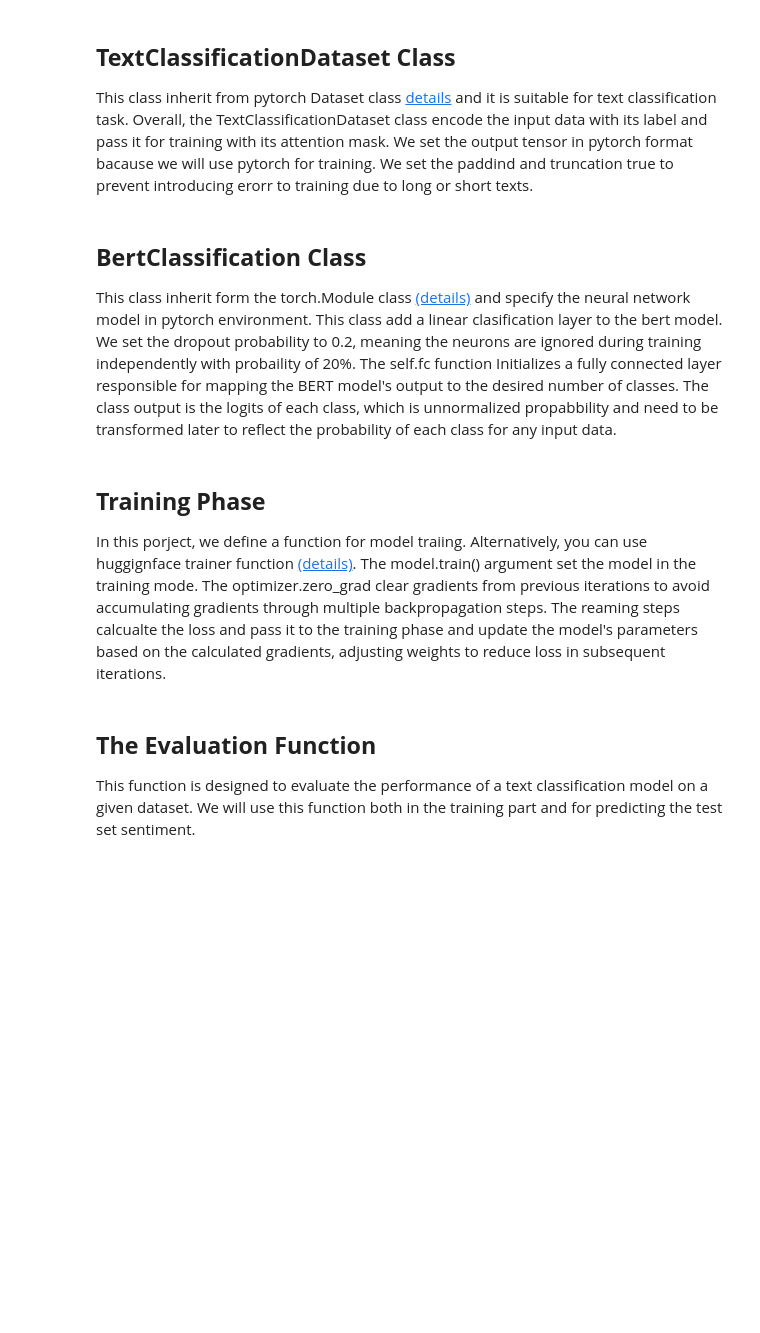
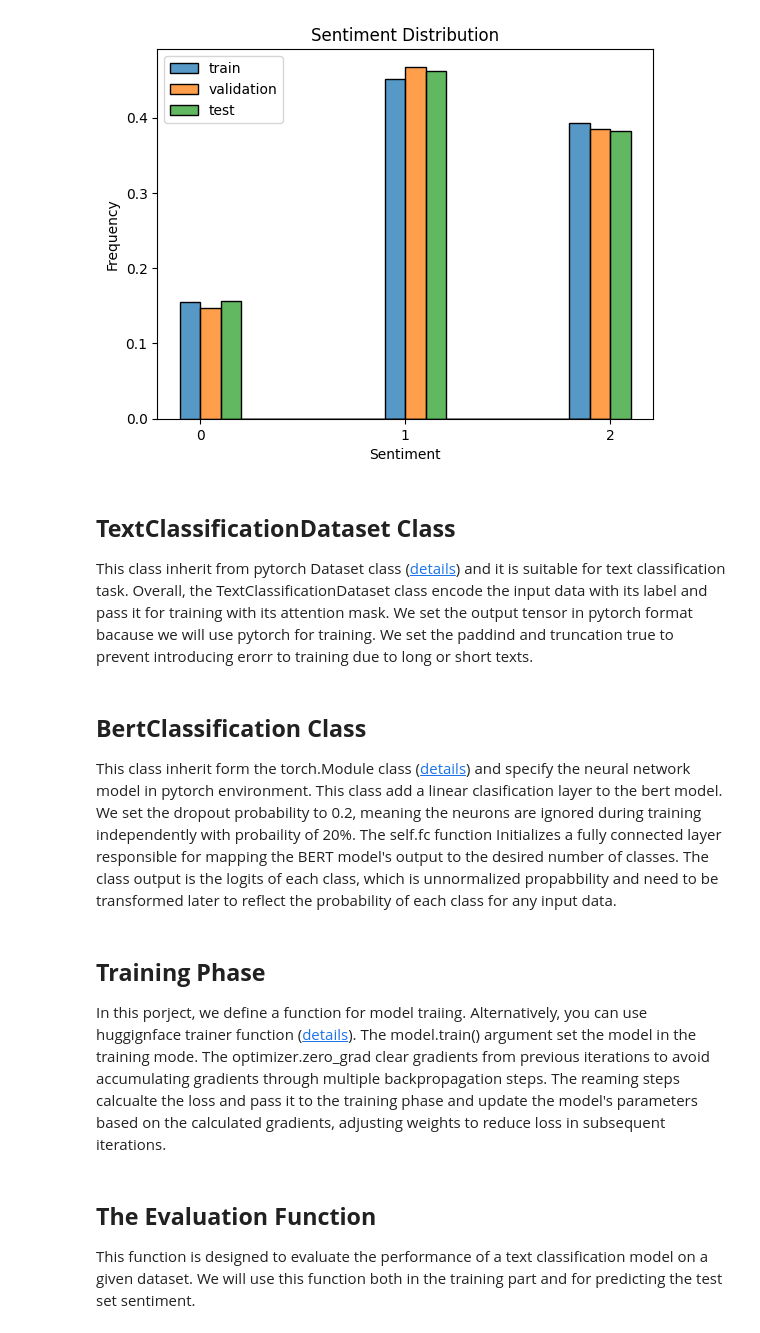
Before and after one commit to Farshad72/Twitter_Sentiment_Analysis, a Jupyter notebook: twitter_sentiment_analysis.ipynb, the cells around one changed output. Drawn from its saved outputs; the diff is of its cells as text; code cells hidden in the pictures; blank space fills up the shorter version.

Commit message:
Add explanatory data analysis

```diff
--- a/twitter_sentiment_analysis.ipynb
+++ b/twitter_sentiment_analysis.ipynb
@@ -34,6 +54,20 @@ val_set = new_dataset_2['train']
+# %%
+categories=['0','1','2']
+x=sns.histplot(train_set.to_pandas()['label']-0.1,stat='proportion', binwidth=0.1)
+y=sns.histplot(val_set.to_pandas()['label'],stat='proportion', binwidth=0.1)
+z=sns.histplot(test_set.to_pandas()['label']+0.1,stat='proportion', binwidth=0.1)
+
+plt.legend(['train', 'validation', 'test'])
+plt.xticks(range(len(categories)), categories)
+plt.xlabel('Sentiment')
+plt.ylabel('Frequency')
+plt.title('Sentiment Distribution')
+plt.show()
+# %% [output]
+[figure, added]
 # %% [markdown]
 ## **TextClassificationDataset Class**
-This class inherit from pytorch Dataset class [details](https://pytorch.org/docs/stable/data.html) and it is suitable for text classification task. Overall, the TextClassificationDataset class encode the input data with its label and pass it for training with its attention mask. We set the output tensor in pytorch format bacause we will use pytorch for training. We set the paddind and truncation true to prevent introducing erorr to training due to long or short texts.
+This class inherit from pytorch Dataset class ([details](https://pytorch.org/docs/stable/data.html)) and it is suitable for text classification task. Overall, the TextClassificationDataset class encode the input data with its label and pass it for training with its attention mask. We set the output tensor in pytorch format bacause we will use pytorch for training. We set the paddind and truncation true to prevent introducing erorr to training due to long or short texts.
 # %%
 class TextClassificationDataset(Dataset):
     def __init__(self, texts, labels, tokenizer, max_length):
@@ -50,7 +84,7 @@ class TextClassificationDataset(Dataset):
         return {'input_ids': encoding['input_ids'].flatten(), 'attention_mask': encoding['attention_mask'].flatten(), 'label': torch.tensor(label)}
 # %% [markdown]
 ## **BertClassification Class**
-This class inherit form the torch.Module class [(details)](https://pytorch.org/docs/stable/generated/torch.nn.Module.html) and specify the neural network model in pytorch environment. This class add a linear clasification layer to the bert model. We set the dropout probability to 0.2, meaning the neurons are ignored during training independently with probaility of 20%. The self.fc function Initializes a fully connected layer responsible for mapping the BERT model's output to the desired number of classes. The class output is the logits of each class, which is unnormalized propabbility and need to be transformed later to reflect the probability of each class for any input data.
+This class inherit form the torch.Module class ([details](https://pytorch.org/docs/stable/generated/torch.nn.Module.html)) and specify the neural network model in pytorch environment. This class add a linear clasification layer to the bert model. We set the dropout probability to 0.2, meaning the neurons are ignored during training independently with probaility of 20%. The self.fc function Initializes a fully connected layer responsible for mapping the BERT model's output to the desired number of classes. The class output is the logits of each class, which is unnormalized propabbility and need to be transformed later to reflect the probability of each class for any input data.
 # %%
 class BERTClassifier(nn.Module):
     def __init__(self, bert_model_name, num_classes):
@@ -67,7 +101,7 @@ class BERTClassifier(nn.Module):
 # %% [markdown]
 ## **Training Phase**
 
-In this porject, we define a function for model traiing. Alternatively, you can use huggignface trainer function [(details)](https://huggingface.co/docs/transformers/en/main_classes/trainer). The model.train() argument set the model in the training mode. The optimizer.zero_grad clear gradients from previous iterations to avoid accumulating gradients through multiple backpropagation steps. The reaming  steps calcualte the loss and pass it to the training phase and update the model's parameters based on the calculated gradients, adjusting weights to reduce loss in subsequent iterations.
+In this porject, we define a function for model traiing. Alternatively, you can use huggignface trainer function ([details](https://huggingface.co/docs/transformers/en/main_classes/trainer)). The model.train() argument set the model in the training mode. The optimizer.zero_grad clear gradients from previous iterations to avoid accumulating gradients through multiple backpropagation steps. The reaming  steps calcualte the loss and pass it to the training phase and update the model's parameters based on the calculated gradients, adjusting weights to reduce loss in subsequent iterations.
 # %%
 def train(model, data_loader, optimizer, scheduler, device):
     model.train()
```
Also changed, not shown: parts of 11 cells of this notebook.
